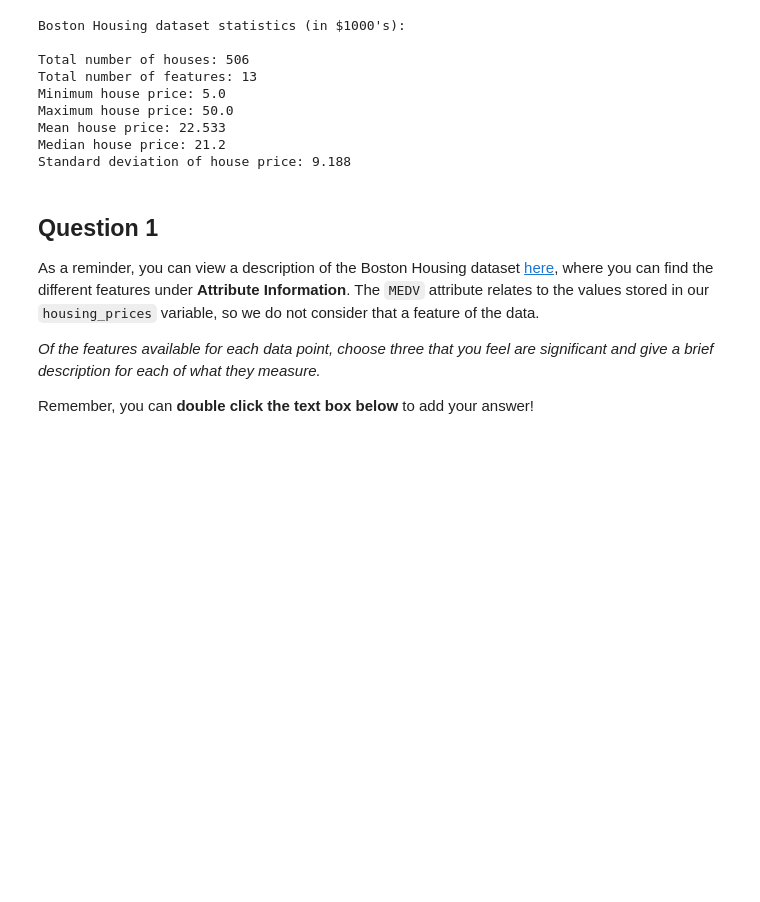
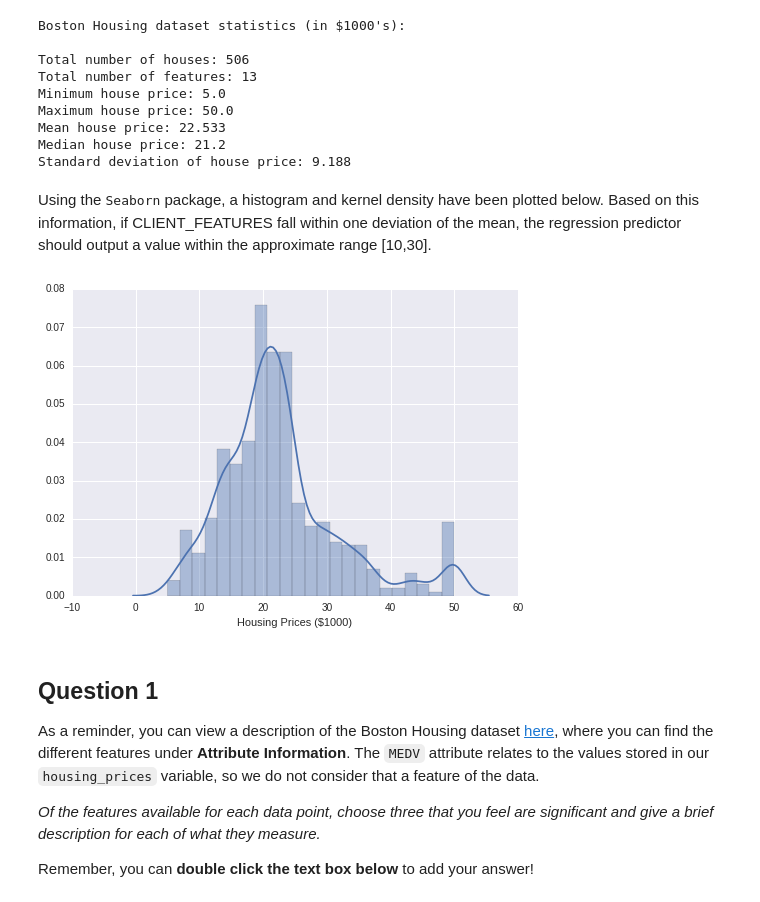
Before and after one commit to mileshill/Udacity, a Jupyter notebook: BostonHousing/boston_housing.ipynb, the cells around one changed output. Saved outputs shown, nothing was run; the diff lists cells and outputs as text; code cells hidden in the pictures; blank space fills up the shorter version.

Commit message:
Update Boston Housing

```diff
--- a/BostonHousing/boston_housing.ipynb
+++ b/BostonHousing/boston_housing.ipynb
@@ -83,6 +106,15 @@ Maximum house price: 50.0
 Mean house price: 22.533
 Median house price: 21.2
 Standard deviation of house price: 9.188
+# %% [markdown]
+Using the <tt>Seaborn</tt> package, a histogram and kernel density have been plotted below. Based on this information, if CLIENT_FEATURES fall within one deviation of the mean, the regression predictor should output a value within the approximate range [10,30].
+# %%
+import seaborn as sns
+import pandas as pd
+prices = pd.Series( housing_prices, name="Housing Prices ($1000)")
+sns.distplot(prices);
+# %% [output]
+[figure, added]
 # %% [markdown]
 ## Question 1
 As a reminder, you can view a description of the Boston Housing dataset [here](https://archive.ics.uci.edu/ml/datasets/Housing), where you can find the different features under **Attribute Information**. The `MEDV` attribute relates to the values stored in our `housing_prices` variable, so we do not consider that a feature of the data.
```
Also changed, not shown: parts of 37 cells of this notebook, 2 other files.
